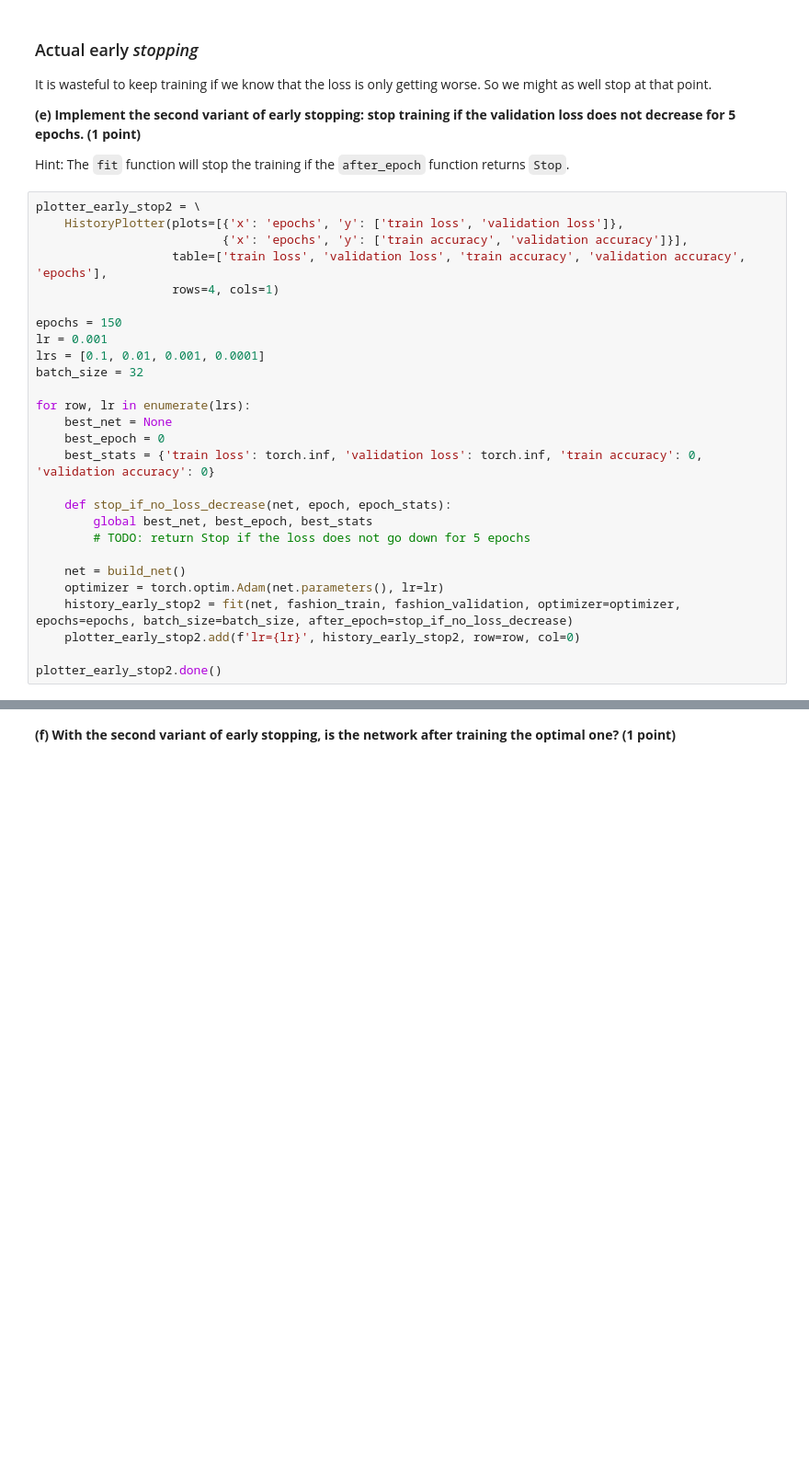
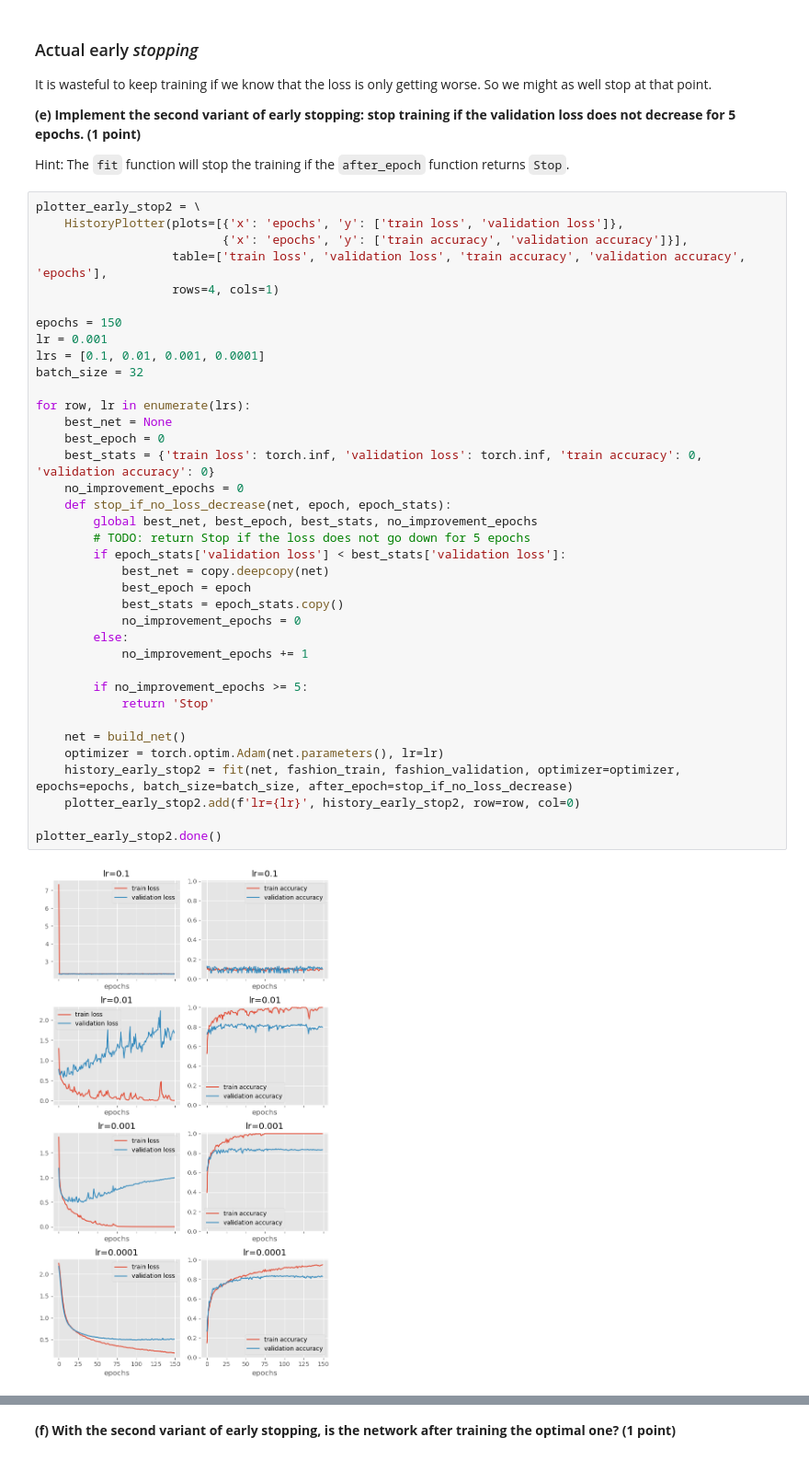
Before and after one commit to aschroede/RU-Deep-Learning, a Jupyter notebook: Assignment 3/dl-assignment-3.ipynb, the cells around one changed output, grey strips where cells are left out. Shown at 92% size. Drawn from its saved outputs; the diff is of its cells as text; blank space fills up the shorter version.

```diff
--- a/Assignment 3/dl-assignment-3.ipynb
+++ b/Assignment 3/dl-assignment-3.ipynb
@@ -550,27 +578,39 @@ Hint: The `fit` function will stop the training if the `after_epoch` function re
 # %%
 plotter_early_stop2 = \
     HistoryPlotter(plots=[{'x': 'epochs', 'y': ['train loss', 'validation loss']},
                           {'x': 'epochs', 'y': ['train accuracy', 'validation accuracy']}],
                    table=['train loss', 'validation loss', 'train accuracy', 'validation accuracy', 'epochs'],
                    rows=4, cols=1)
 
 epochs = 150
 lr = 0.001
 lrs = [0.1, 0.01, 0.001, 0.0001]
 batch_size = 32
 
 for row, lr in enumerate(lrs):
     best_net = None
     best_epoch = 0
     best_stats = {'train loss': torch.inf, 'validation loss': torch.inf, 'train accuracy': 0, 'validation accuracy': 0}
+    no_improvement_epochs = 0
+    def stop_if_no_loss_decrease(net, epoch, epoch_stats):
+        global best_net, best_epoch, best_stats, no_improvement_epochs
+        # TODO: return Stop if the loss does not go down for 5 epochs
+        if epoch_stats['validation loss'] < best_stats['validation loss']:
+            best_net = copy.deepcopy(net)
+            best_epoch = epoch
+            best_stats = epoch_stats.copy()
+            no_improvement_epochs = 0
+        else:
+            no_improvement_epochs += 1
 
-    def stop_if_no_loss_decrease(net, epoch, epoch_stats):
-        global best_net, best_epoch, best_stats
-        # TODO: return Stop if the loss does not go down for 5 epochs
+        if no_improvement_epochs >= 5:
+            return 'Stop'
 
     net = build_net()
     optimizer = torch.optim.Adam(net.parameters(), lr=lr)
     history_early_stop2 = fit(net, fashion_train, fashion_validation, optimizer=optimizer, epochs=epochs, batch_size=batch_size, after_epoch=stop_if_no_loss_decrease)
     plotter_early_stop2.add(f'lr={lr}', history_early_stop2, row=row, col=0)
 
 plotter_early_stop2.done()
+# %% [output]
+[figure, added]
```
Also changed, not shown: parts of 15 cells of this notebook.
